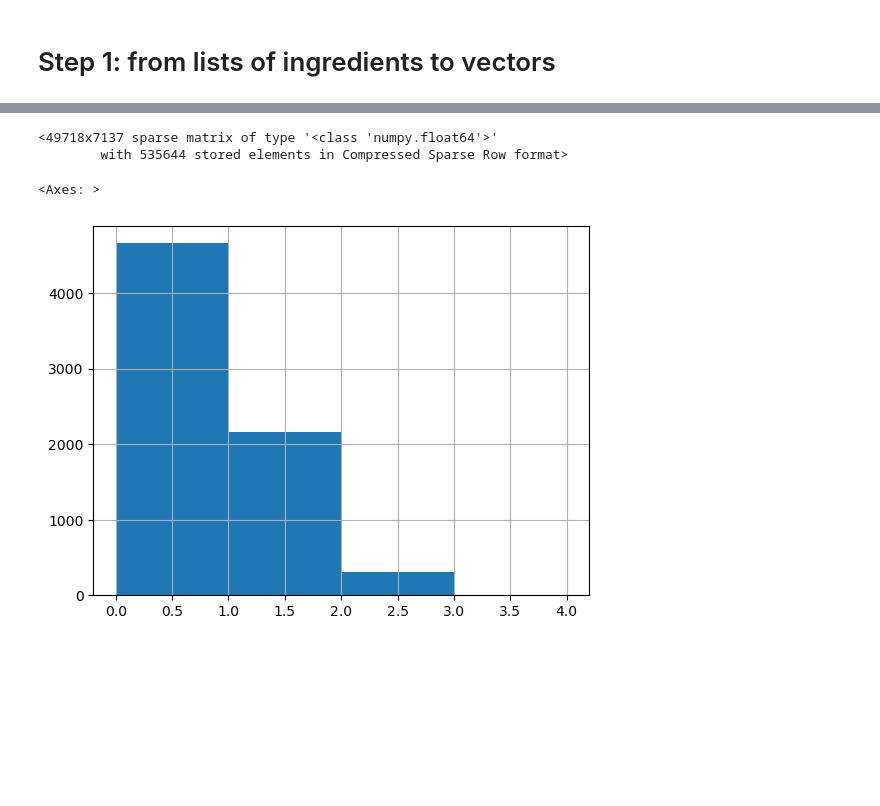
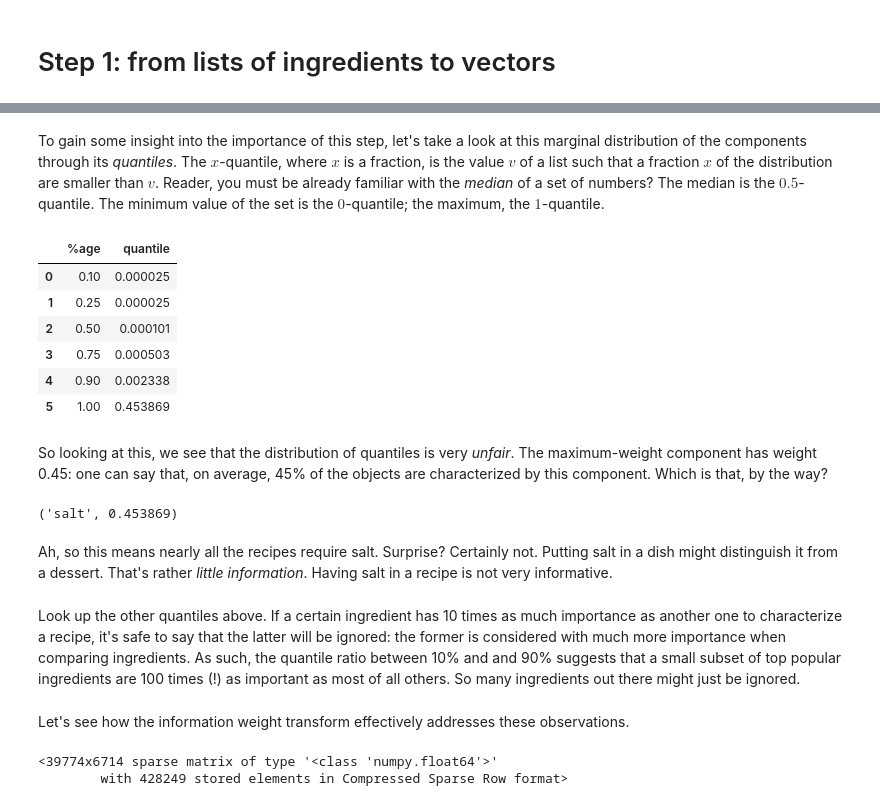
Before and after one commit to TutteInstitute/tutorials, a Jupyter notebook: tutorial-bag-of-words.ipynb, the cells around one changed output, grey strips where cells are left out. Saved outputs shown, nothing was run; the diff lists cells and outputs as text; code cells hidden in the pictures; blank space fills up the shorter version.

```diff
--- a/tutorial-bag-of-words.ipynb
+++ b/tutorial-bag-of-words.ipynb
@@ -292,12 +444,54 @@ pd.Series(np.log10(distribution_tokens)).hist(bins=[0, 1, 2, 3, 4])
+# %% [markdown]
+To gain some insight into the importance of this step, let's take a look at this marginal distribution of the components through its _quantiles_.
+The $x$-quantile, where $x$ is a fraction, is the value $v$ of a list such that a fraction $x$ of the distribution are smaller than $v$.
+Reader, you must be already familiar with the _median_ of a set of numbers?
+The median is the $0.5$-quantile.
+The minimum value of the set is the $0$-quantile; the maximum, the $1$-quantile.
+# %%
+weights = vz_ngram._train_matrix
+marginal = np.asarray(np.mean(weights, axis=0)).squeeze()
+# %%
+def show_quantiles(numbers, pc=[.1, .25, .5, .75, .9, 1.]):
+    return pd.DataFrame({"%age": pc, "quantile": np.quantile(numbers, pc)})
+# %%
+show_quantiles(marginal)
+# %% [output]
+|  | %age | quantile |
+| 0 | 0.10 | 0.000025 |
+| 1 | 0.25 | 0.000025 |
+| 2 | 0.50 | 0.000101 |
+| 3 | 0.75 | 0.000503 |
+| 4 | 0.90 | 0.002338 |
+| 5 | 1.00 | 0.453869 |
+# %% [markdown]
+So looking at this, we see that the distribution of quantiles is very _unfair_.
+The maximum-weight component has weight 0.45:
+one can say that, on average, 45% of the objects are characterized by this component.
+Which is that, by the way?
+# %%
+index_increasing = np.argsort(marginal)
+vz_ngram.column_index_dictionary_[index_increasing[-1]], marginal[index_increasing[-1]]
+# %% [output]
+('salt', 0.453869)
+# %% [markdown]
+Ah, so this means nearly all the recipes require salt.
+Surprise?
+Certainly not.
+Putting salt in a dish might distinguish it from a dessert.
+That's rather _little information_.
+Having salt in a recipe is not very informative.
+# %% [markdown]
+Look up the other quantiles above.
+If a certain ingredient has 10 times as much importance as another one to characterize a recipe,
+it's safe to say that the latter will be ignored:
+the former is considered with much more importance when comparing ingredients.
+As such, the quantile ratio between 10% and and 90% suggests that a small subset of top popular ingredients are 100 times (!) as important as most of all others.
+So many ingredients out there might just be ignored.
+# %% [markdown]
+Let's see how the information weight transform effectively addresses these observations.
 # %%
-counts_iwt = vzt.InformationWeightTransformer().fit_transform(counts_raw)
-counts_iwt
+weights_iwt = vzt.InformationWeightTransformer().fit_transform(weights)
+weights_iwt
 # %% [output]
-<49718x7137 sparse matrix of type '<class 'numpy.float64'>'
-        with 535644 stored elements in Compressed Sparse Row format>
+<39774x6714 sparse matrix of type '<class 'numpy.float64'>'
+        with 428249 stored elements in Compressed Sparse Row format>
-# %%
-distribution_iwt = np.asarray(np.sum(counts_iwt, axis=0)).squeeze()
-pd.Series(np.log10(distribution_iwt)).hist(bins=[0, 1, 2, 3, 4])
-# %% [output]
-<Axes: >
-[figure, removed]
```
Also changed, not shown: parts of 66 cells of this notebook.
